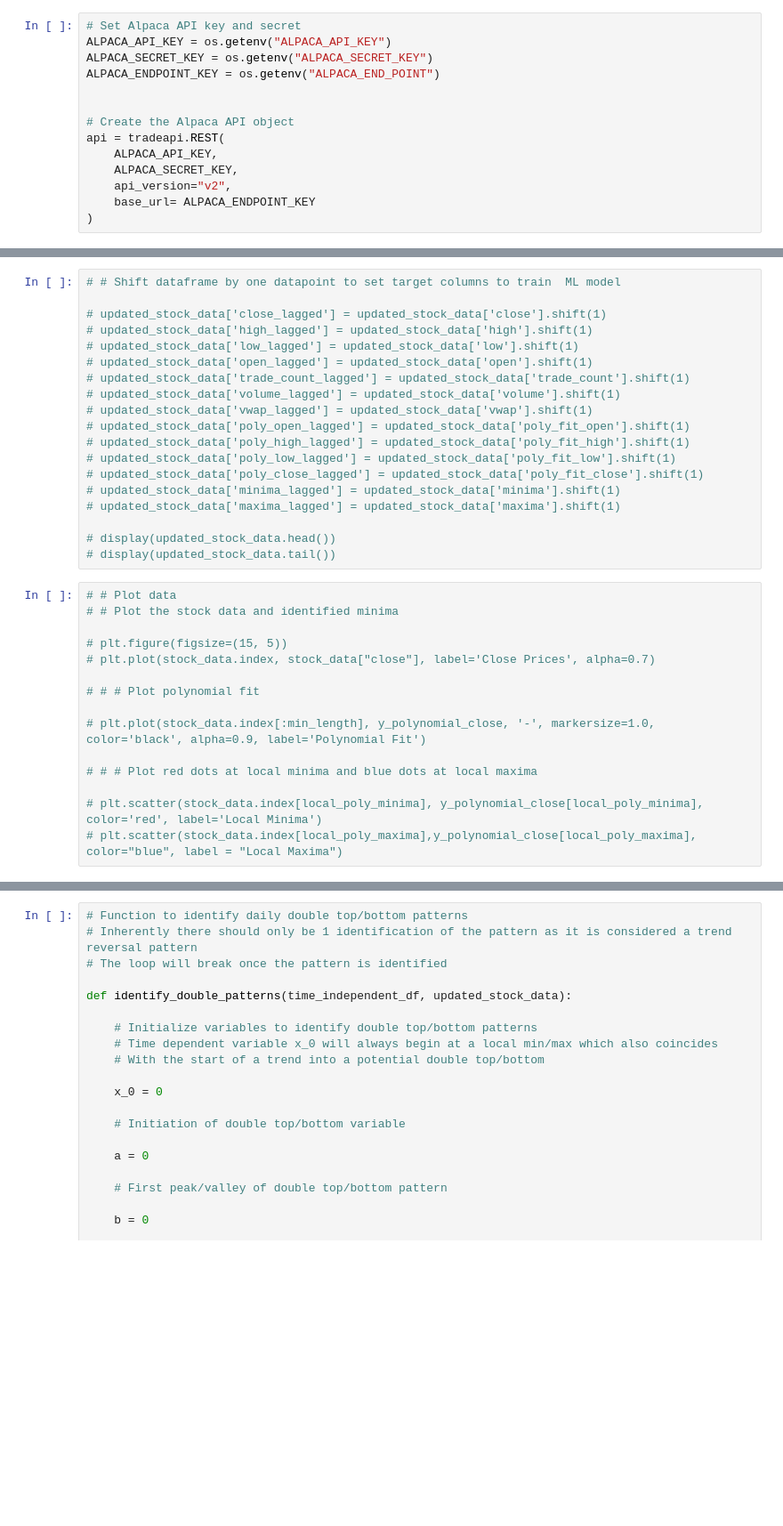
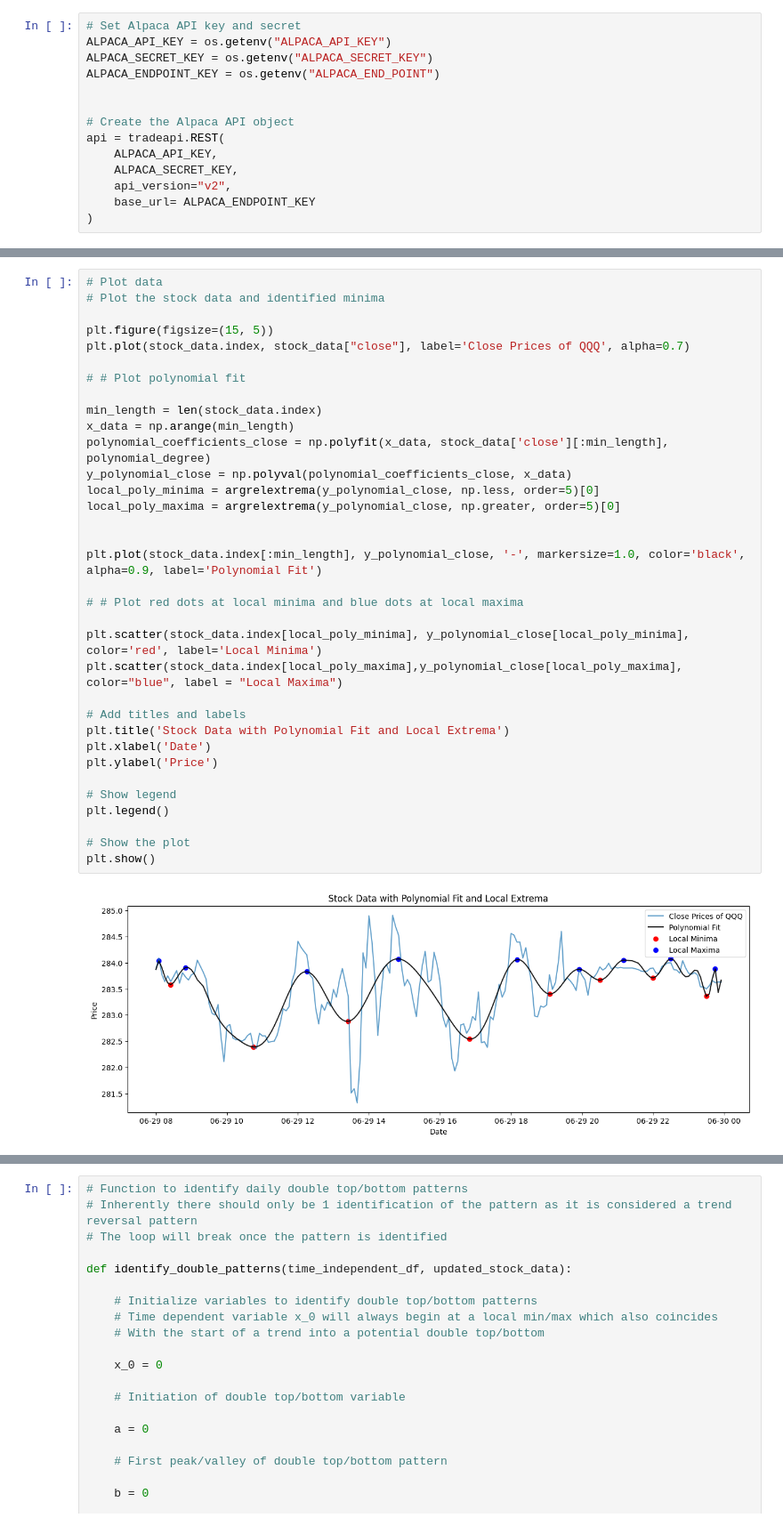
Before and after one commit to dahmadi/TheTrendIsYourFriend, a Jupyter notebook: TrendIsYourFriend_1.1.ipynb, the cells around one changed output, grey strips where cells are left out. Shown at 89% size. Cells and saved outputs as stored; diff of their text form; blank space fills up the shorter version.

Commit message:
added plot for visualizations

```diff
--- a/TrendIsYourFriend_1.1.ipynb
+++ b/TrendIsYourFriend_1.1.ipynb
@@ -203,37 +204,39 @@ updated_stock_data.head()
-# %%
-# # Shift dataframe by one datapoint to set target columns to train  ML model
-
-# updated_stock_data['close_lagged'] = updated_stock_data['close'].shift(1)
-# updated_stock_data['high_lagged'] = updated_stock_data['high'].shift(1)
-# updated_stock_data['low_lagged'] = updated_stock_data['low'].shift(1)
-# updated_stock_data['open_lagged'] = updated_stock_data['open'].shift(1)
-# updated_stock_data['trade_count_lagged'] = updated_stock_data['trade_count'].shift(1)
-# updated_stock_data['volume_lagged'] = updated_stock_data['volume'].shift(1)
-# updated_stock_data['vwap_lagged'] = updated_stock_data['vwap'].shift(1)
-# updated_stock_data['poly_open_lagged'] = updated_stock_data['poly_fit_open'].shift(1)
-# updated_stock_data['poly_high_lagged'] = updated_stock_data['poly_fit_high'].shift(1)
-# updated_stock_data['poly_low_lagged'] = updated_stock_data['poly_fit_low'].shift(1)
-# updated_stock_data['poly_close_lagged'] = updated_stock_data['poly_fit_close'].shift(1)
-# updated_stock_data['minima_lagged'] = updated_stock_data['minima'].shift(1)
-# updated_stock_data['maxima_lagged'] = updated_stock_data['maxima'].shift(1)
-
-# display(updated_stock_data.head())
-# display(updated_stock_data.tail())
 # %%
-# # Plot data
-# # Plot the stock data and identified minima
+# Plot data
+# Plot the stock data and identified minima
 
-# plt.figure(figsize=(15, 5))
-# plt.plot(stock_data.index, stock_data["close"], label='Close Prices', alpha=0.7)
+plt.figure(figsize=(15, 5))
+plt.plot(stock_data.index, stock_data["close"], label='Close Prices of QQQ', alpha=0.7)
 
-# # # Plot polynomial fit
+# # Plot polynomial fit
 
-# plt.plot(stock_data.index[:min_length], y_polynomial_close, '-', markersize=1.0, color='black', alpha=0.9, label='Polynomial Fit')
+min_length = len(stock_data.index)
+x_data = np.arange(min_length)
+polynomial_coefficients_close = np.polyfit(x_data, stock_data['close'][:min_length], polynomial_degree)
+y_polynomial_close = np.polyval(polynomial_coefficients_close, x_data)
+local_poly_minima = argrelextrema(y_polynomial_close, np.less, order=5)[0]
+local_poly_maxima = argrelextrema(y_polynomial_close, np.greater, order=5)[0]
 
-# # # Plot red dots at local minima and blue dots at local maxima
 
-# plt.scatter(stock_data.index[local_poly_minima], y_polynomial_close[local_poly_minima], color='red', label='Local Minima')
-# plt.scatter(stock_data.index[local_poly_maxima],y_polynomial_close[local_poly_maxima], color="blue", label = "Local Maxima")
+plt.plot(stock_data.index[:min_length], y_polynomial_close, '-', markersize=1.0, color='black', alpha=0.9, label='Polynomial Fit')
+
+# # Plot red dots at local minima and blue dots at local maxima
+
+plt.scatter(stock_data.index[local_poly_minima], y_polynomial_close[local_poly_minima], color='red', label='Local Minima')
+plt.scatter(stock_data.index[local_poly_maxima],y_polynomial_close[local_poly_maxima], color="blue", label = "Local Maxima")
+
+# Add titles and labels
+plt.title('Stock Data with Polynomial Fit and Local Extrema')
+plt.xlabel('Date')
+plt.ylabel('Price')
+
+# Show legend
+plt.legend()
+
+# Show the plot
+plt.show()
+# %% [output]
+[figure, added]
 # %%
 # Define the time independent DF for double top/bottom identification
 # Timestamp remains a column, but can identify pattern from peak to peak immediately
```
Also changed, not shown: parts of 8 cells of this notebook, 1 other file.
